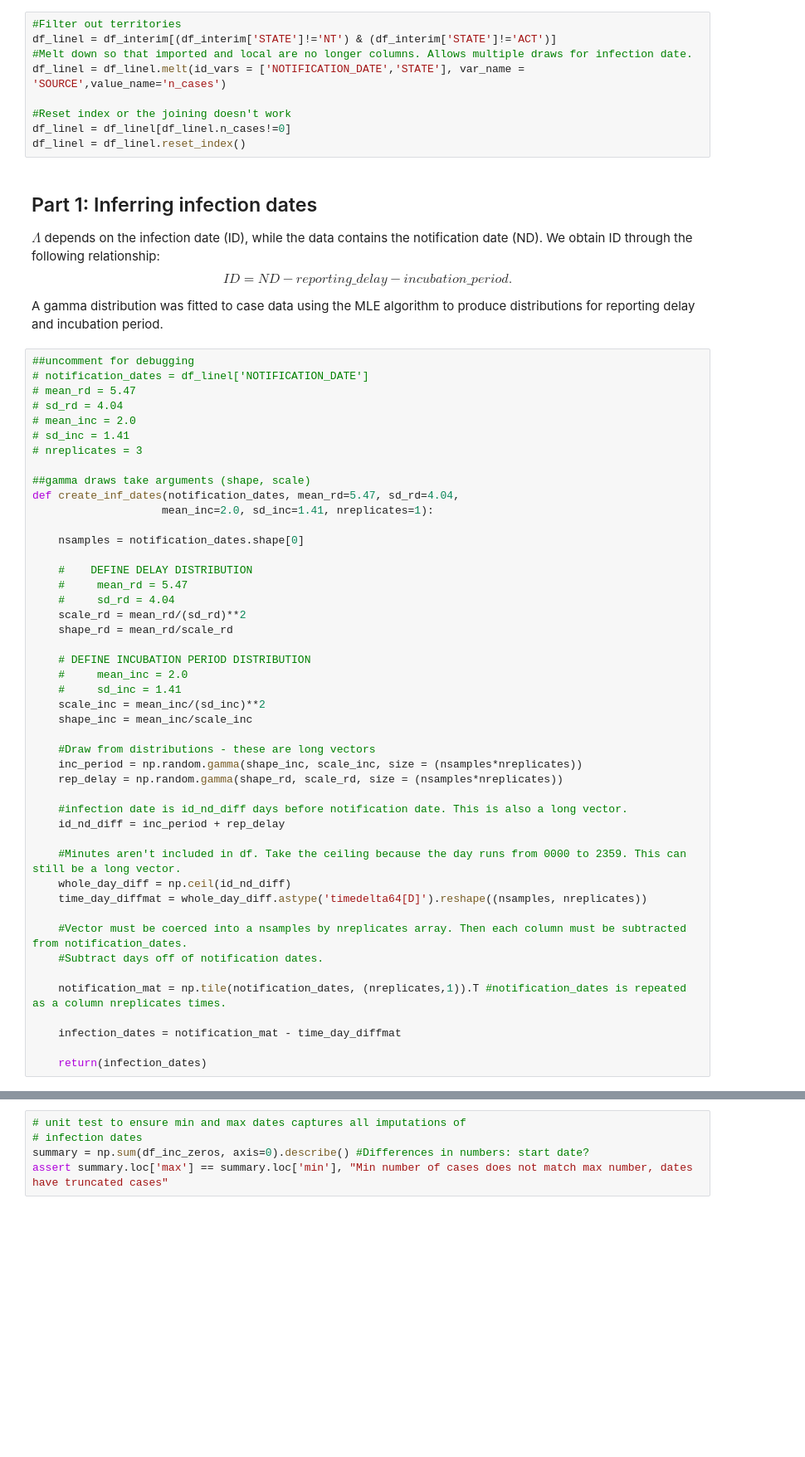
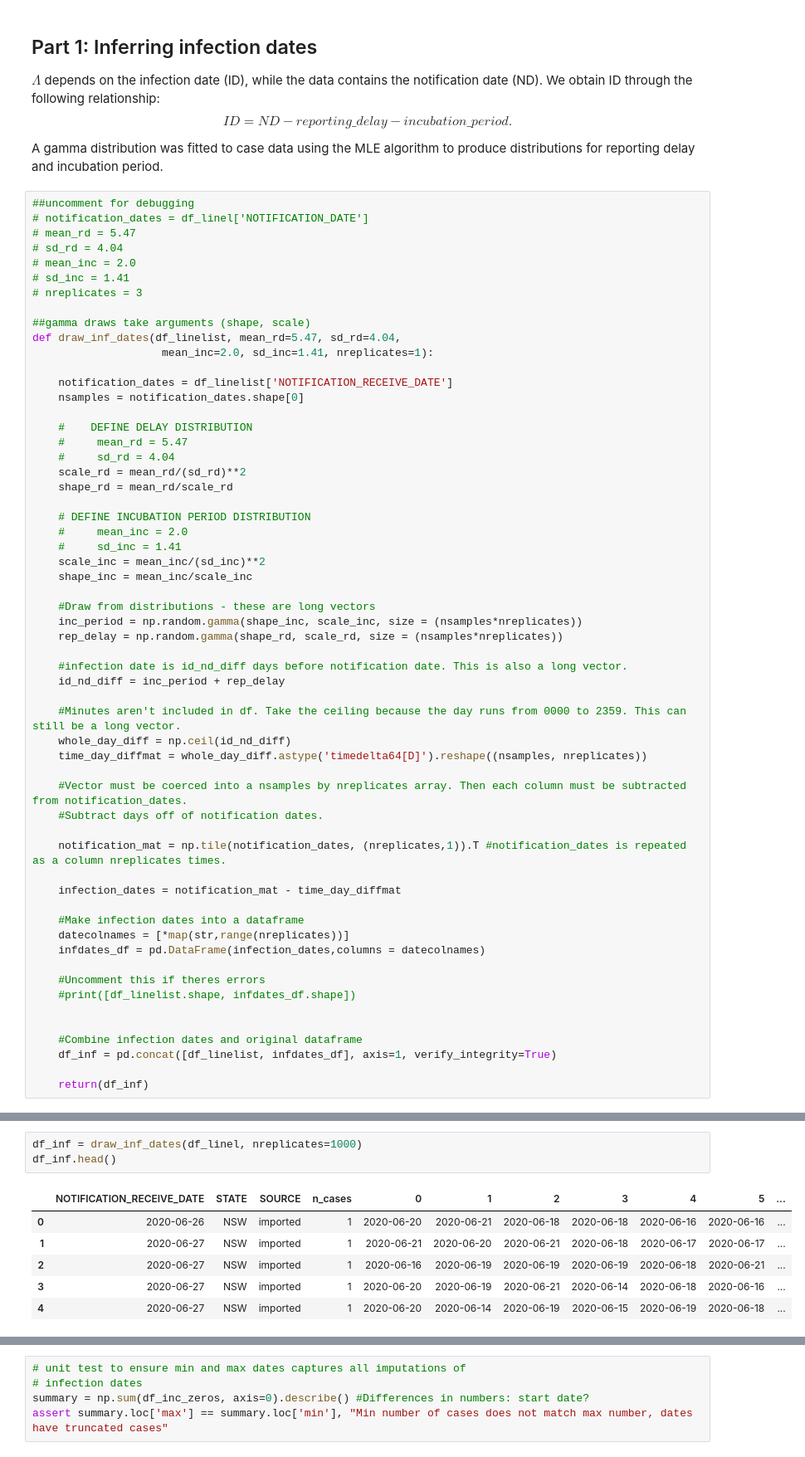
Before and after one commit to tdennisliu/covid19-forecasting-aus, a Jupyter notebook: model/Reff_estimator.ipynb, the cells around one changed output, grey strips where cells are left out. Shown at 83% size. Cells and saved outputs as stored; diff of their text form; blank space fills up the shorter version.

```diff
--- a/model/Reff_estimator.ipynb
+++ b/model/Reff_estimator.ipynb
@@ -43,12 +65,3 @@ df_interim = df_interim[~df_interim.NOTIFICATION_DATE.isna()] #Get rid of non-ex
-# %%
-#Filter out territories
-df_linel = df_interim[(df_interim['STATE']!='NT') & (df_interim['STATE']!='ACT')]
-#Melt down so that imported and local are no longer columns. Allows multiple draws for infection date.
-df_linel = df_linel.melt(id_vars = ['NOTIFICATION_DATE','STATE'], var_name = 'SOURCE',value_name='n_cases')
-
-#Reset index or the joining doesn't work
-df_linel = df_linel[df_linel.n_cases!=0]
-df_linel = df_linel.reset_index()
 # %% [markdown]
 ## Part 1: Inferring infection dates
 $\Lambda$ depends on the infection date (ID), while the data contains the notification date (ND). We obtain ID through the following relationship:
@@ -67,9 +80,10 @@ A gamma distribution was fitted to case data using the MLE algorithm to produce
 # nreplicates = 3
 
 ##gamma draws take arguments (shape, scale)
-def create_inf_dates(notification_dates, mean_rd=5.47, sd_rd=4.04,
+def draw_inf_dates(df_linelist, mean_rd=5.47, sd_rd=4.04,
                     mean_inc=2.0, sd_inc=1.41, nreplicates=1):
 
+    notification_dates = df_linelist['NOTIFICATION_RECEIVE_DATE']
     nsamples = notification_dates.shape[0]
 
     #    DEFINE DELAY DISTRIBUTION
@@ -102,4 +116,15 @@ def create_inf_dates(notification_dates, mean_rd=5.47, sd_rd=4.04,
 
     infection_dates = notification_mat - time_day_diffmat
 
-    return(infection_dates)
+    #Make infection dates into a dataframe
+    datecolnames = [*map(str,range(nreplicates))]
+    infdates_df = pd.DataFrame(infection_dates,columns = datecolnames)
+
+    #Uncomment this if theres errors
+    #print([df_linelist.shape, infdates_df.shape])
+
+
+    #Combine infection dates and original dataframe
+    df_inf = pd.concat([df_linelist, infdates_df], axis=1, verify_integrity=True)
+
+    return(df_inf)
@@ -146,0 +131,10 @@ df_combined.head()
+# %%
+df_inf = draw_inf_dates(df_linel, nreplicates=1000)
+df_inf.head()
+# %% [output]
+|  | NOTIFICATION_RECEIVE_DATE | STATE | SOURCE | n_cases | 0 | 1 | 2 | 3 | 4 | 5 | ... |
+| 0 | 2020-06-26 | NSW | imported | 1 | 2020-06-20 | 2020-06-21 | 2020-06-18 | 2020-06-18 | 2020-06-16 | 2020-06-16 | ... |
+| 1 | 2020-06-27 | NSW | imported | 1 | 2020-06-21 | 2020-06-20 | 2020-06-21 | 2020-06-18 | 2020-06-17 | 2020-06-17 | ... |
+| 2 | 2020-06-27 | NSW | imported | 1 | 2020-06-16 | 2020-06-19 | 2020-06-19 | 2020-06-19 | 2020-06-18 | 2020-06-21 | ... |
+| 3 | 2020-06-27 | NSW | imported | 1 | 2020-06-20 | 2020-06-19 | 2020-06-21 | 2020-06-14 | 2020-06-18 | 2020-06-16 | ... |
+| 4 | 2020-06-27 | NSW | imported | 1 | 2020-06-20 | 2020-06-14 | 2020-06-19 | 2020-06-15 | 2020-06-19 | 2020-06-18 | ... |
```
Also changed, not shown: parts of 19 cells of this notebook, 1 other file.
